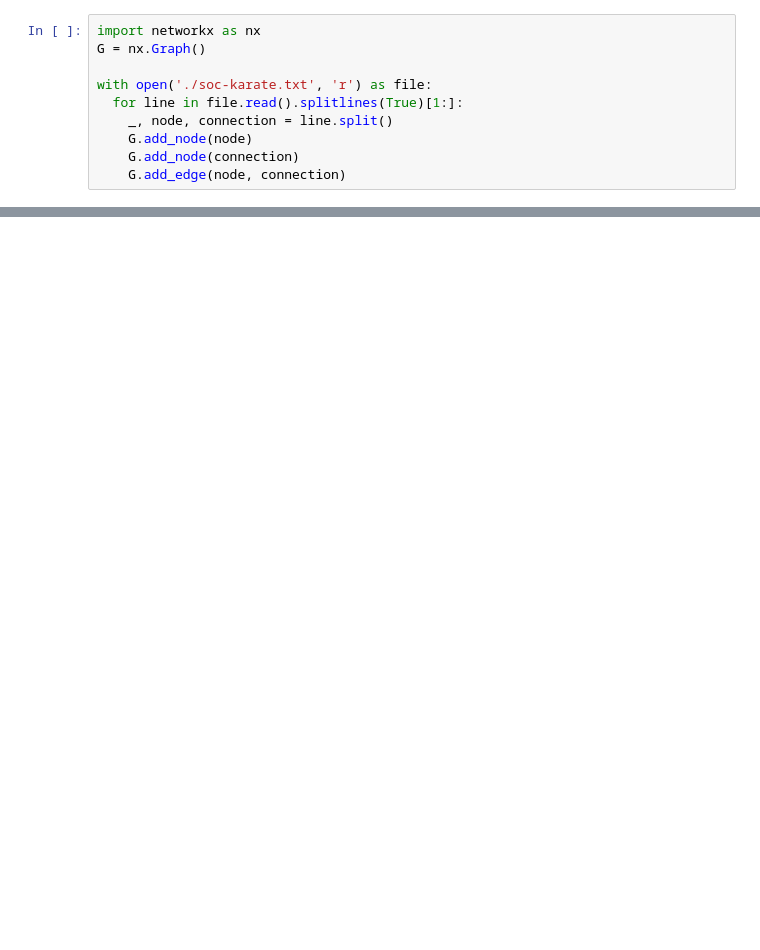
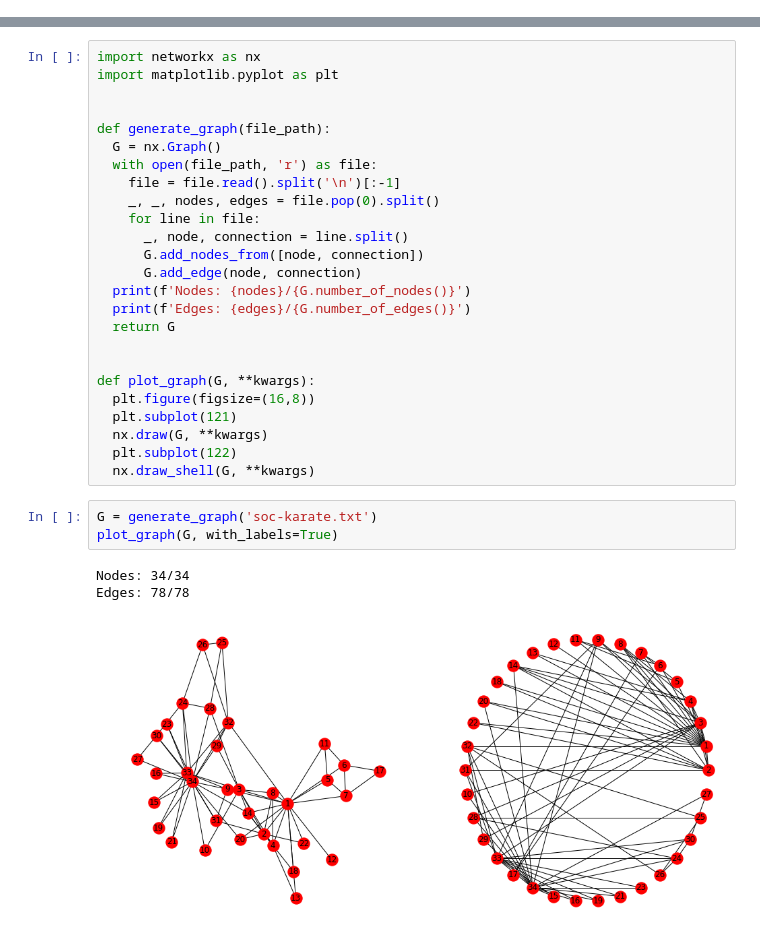
Before and after one commit to Petar-Luketina/Big-Data-Course, a Jupyter notebook: Fundamentals/1 - Nodes and Edges/Untitled.ipynb, the cells around one changed output, grey strips where cells are left out. Saved outputs shown, nothing was run; the diff lists cells and outputs as text; blank space fills up the shorter version.

Commit message:
Adding both graphs

```diff
--- a/Fundamentals/1 - Nodes and Edges/Untitled.ipynb
+++ b/Fundamentals/1 - Nodes and Edges/Untitled.ipynb
@@ -1,10 +0,0 @@
-# %%
-import networkx as nx
-G = nx.Graph()
-
-with open('./soc-karate.txt', 'r') as file:
-  for line in file.read().splitlines(True)[1:]:
-    _, node, connection = line.split()
-    G.add_node(node)
-    G.add_node(connection)
-    G.add_edge(node, connection)
@@ -26,0 +6,32 @@ nx.draw_shell(G, with_labels=True)
+# %%
+import networkx as nx
+import matplotlib.pyplot as plt
+
+
+def generate_graph(file_path):
+  G = nx.Graph()
+  with open(file_path, 'r') as file:
+    file = file.read().split('\n')[:-1]
+    _, _, nodes, edges = file.pop(0).split()
+    for line in file:
+      _, node, connection = line.split()
+      G.add_nodes_from([node, connection])
+      G.add_edge(node, connection)
+  print(f'Nodes: {nodes}/{G.number_of_nodes()}')
+  print(f'Edges: {edges}/{G.number_of_edges()}')
+  return G
+
+
+def plot_graph(G, **kwargs):
+  plt.figure(figsize=(16,8))
+  plt.subplot(121)
+  nx.draw(G, **kwargs)
+  plt.subplot(122)
+  nx.draw_shell(G, **kwargs)
+# %%
+G = generate_graph('soc-karate.txt')
+plot_graph(G, with_labels=True)
+# %% [output]
+Nodes: 34/34
+Edges: 78/78
+[figure, added]
```
Also changed, not shown: parts of 5 cells of this notebook, 1 other file.
